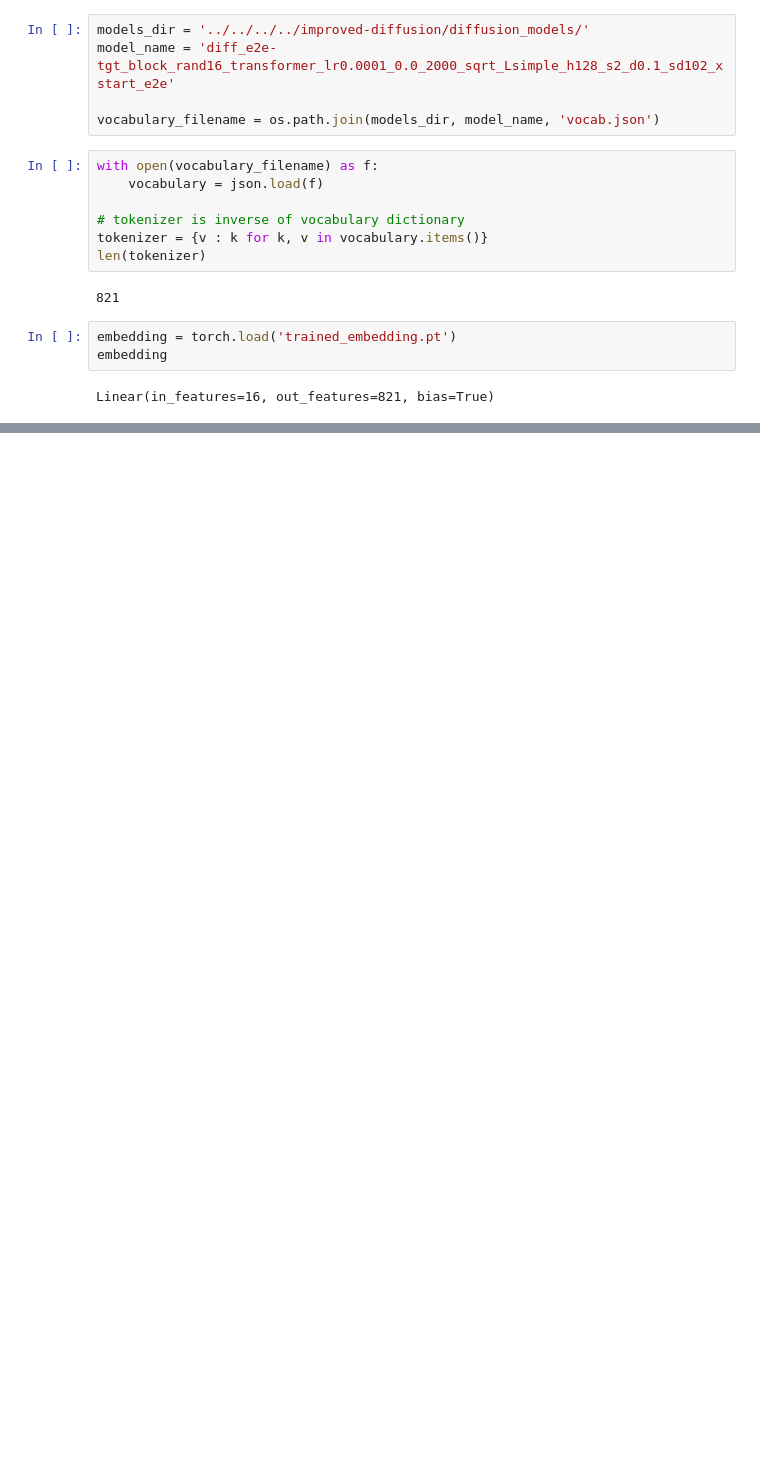
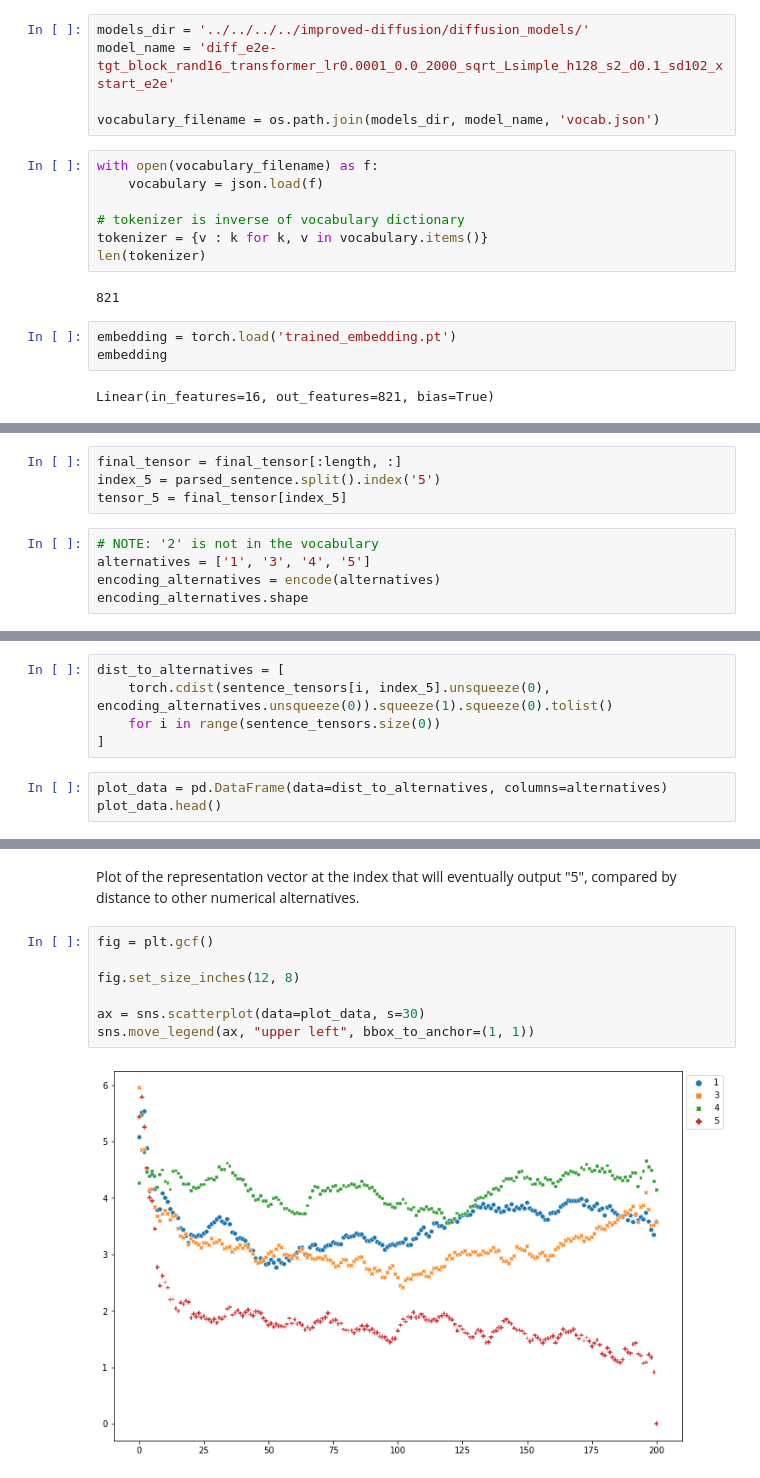
Before and after one commit to AmirZur/Diffusion-LM, a Jupyter notebook: transformers/examples/pytorch/language-modeling/playground.ipynb, the cells around one changed output, grey strips where cells are left out. Saved outputs shown, nothing was run; the diff lists cells and outputs as text; blank space fills up the shorter version.

Commit message:
Analysis using distance from alternative word embeddings

```diff
--- a/transformers/examples/pytorch/language-modeling/playground.ipynb
+++ b/transformers/examples/pytorch/language-modeling/playground.ipynb
@@ -198,0 +274,9 @@ priced pub near the Café Adriatic with a cheap 5 star rating , try The Vaults
+# %%
+final_tensor = final_tensor[:length, :]
+index_5 = parsed_sentence.split().index('5')
+tensor_5 = final_tensor[index_5]
+# %%
+# NOTE: '2' is not in the vocabulary
+alternatives = ['1', '3', '4', '5']
+encoding_alternatives = encode(alternatives)
+encoding_alternatives.shape
@@ -198,0 +303,8 @@ priced pub near the Café Adriatic with a cheap 5 star rating , try The Vaults
+# %%
+dist_to_alternatives = [
+    torch.cdist(sentence_tensors[i, index_5].unsqueeze(0), encoding_alternatives.unsqueeze(0)).squeeze(1).squeeze(0).tolist()
+    for i in range(sentence_tensors.size(0))
+]
+# %%
+plot_data = pd.DataFrame(data=dist_to_alternatives, columns=alternatives)
+plot_data.head()
@@ -198,0 +318,11 @@ priced pub near the Café Adriatic with a cheap 5 star rating , try The Vaults
+# %% [markdown]
+Plot of the representation vector at the index that will eventually output "5", compared by distance to other numerical alternatives.
+# %%
+fig = plt.gcf()
+
+fig.set_size_inches(12, 8)
+
+ax = sns.scatterplot(data=plot_data, s=30)
+sns.move_legend(ax, "upper left", bbox_to_anchor=(1, 1))
+# %% [output]
+[figure, added]
```
Also changed, not shown: parts of 25 cells of this notebook.
